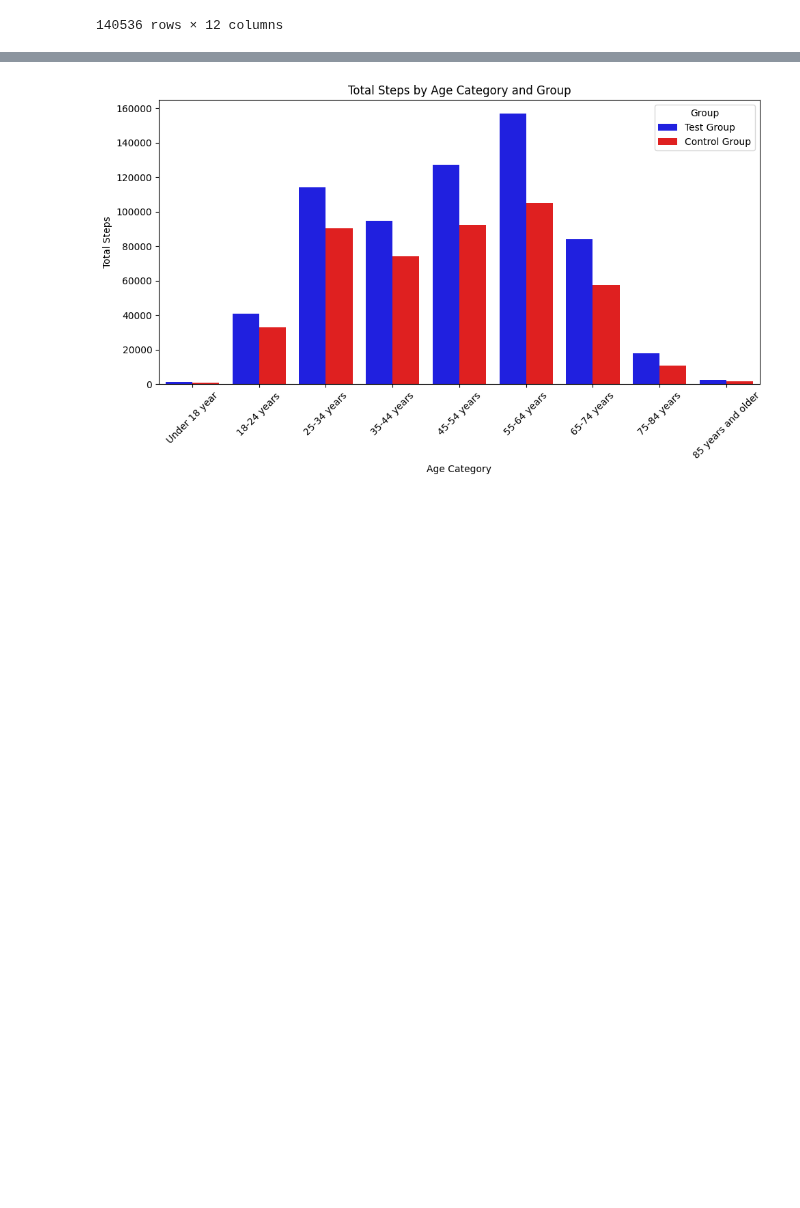
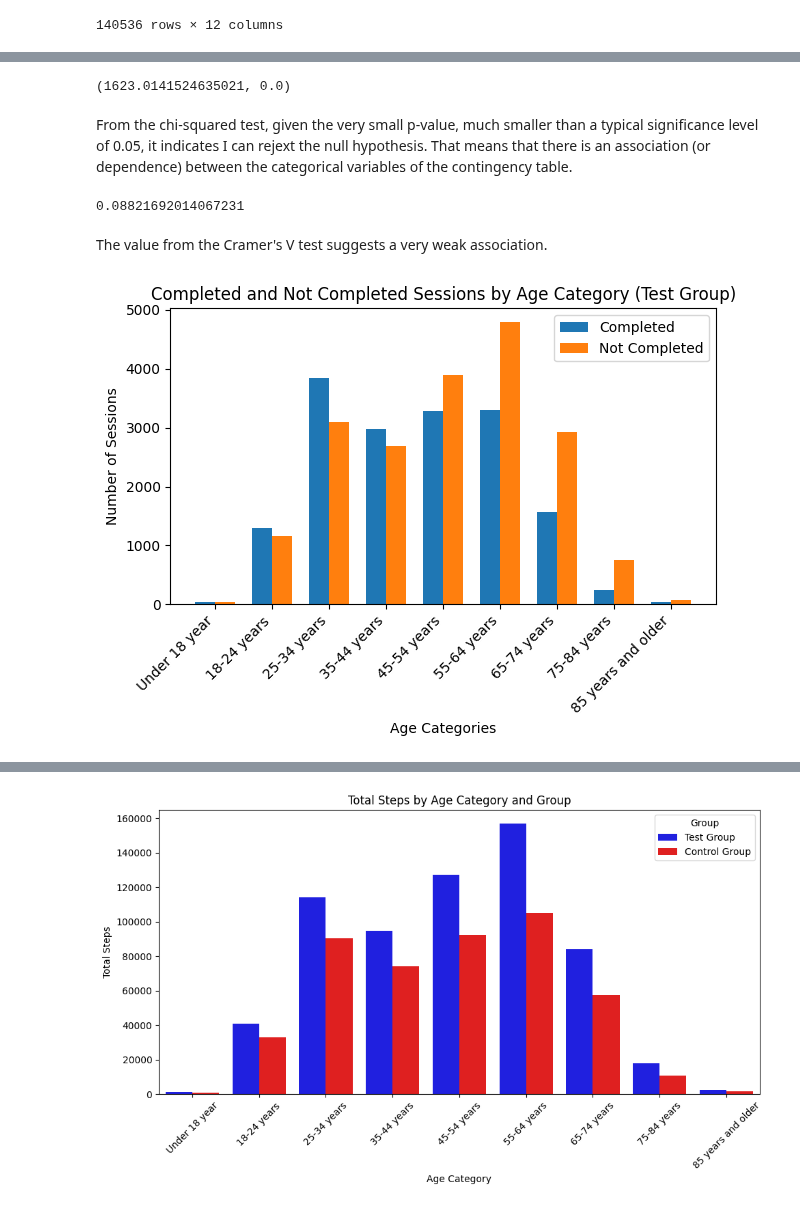
Before and after one commit to dimitsagk/AB_Testing_Analysis, a Jupyter notebook: notebooks/Project_2_02Cleaning+EDA.ipynb, the cells around one changed output, grey strips where cells are left out. Cells and saved outputs as stored; diff of their text form; code cells hidden in the pictures; blank space fills up the shorter version.

Commit message:
Correlation between successful sessions and client age category

```diff
--- a/notebooks/Project_2_02Cleaning+EDA.ipynb
+++ b/notebooks/Project_2_02Cleaning+EDA.ipynb
@@ -1065,0 +987,18 @@ For example, when doing 'df[col].method(value, inplace=True)', try using 'df.met
+# %%
+# keeping the first line of each session to count the total sessions
+test_for_crosstab_ttl_sess = df_test_rslt[df_test_rslt['steps_cnt'] == 1]
+control_for_crosstab_ttl_sess = df_control_rslt[df_control_rslt['steps_cnt'] == 1]
+# %%
+# Grouping test data by age category and calculating the counts of completed and not completed sessions
+crosstab_result = pd.crosstab(test_for_crosstab['clnt_age_category'], columns='test_sess_cnt')
+crosstab_result_temp = pd.crosstab(control_for_crosstab['clnt_age_category'], columns='control_sess_cnt')
+crosstab_result = pd.concat([crosstab_result, crosstab_result_temp], axis=1)
+
+total_sessions_test = pd.crosstab(test_for_crosstab_ttl_sess['clnt_age_category'], columns='total_sessions')
+total_sessions_control = pd.crosstab(control_for_crosstab_ttl_sess['clnt_age_category'], columns='total_sessions')
+
+crosstab_result['test_notconfirmed_sess_cnt'] = total_sessions_test['total_sessions'] - crosstab_result['test_sess_cnt']
+crosstab_result['control_notconfirmed_sess_cnt'] = total_sessions_control['total_sessions'] - crosstab_result['control_sess_cnt']
+
+crosstab_result = crosstab_result[['test_sess_cnt','test_notconfirmed_sess_cnt','control_sess_cnt','control_notconfirmed_sess_cnt']]
+crosstab_result
@@ -1065,0 +1017,57 @@ For example, when doing 'df[col].method(value, inplace=True)', try using 'df.met
+# %%
+# Chi-square test for 'MSZoning' and 'SaleCondition'
+chi2_statistic, chi2_p_value, _, _ = chi2_contingency(crosstab_result)
+chi2_statistic, chi2_p_value
+# %% [output]
+(1623.0141524635021, 0.0)
+# %% [markdown]
+From the chi-squared test, given the very small p-value, much smaller than a typical significance level of 0.05, it indicates I can rejext the null hypothesis. That means that there is an association (or dependence) between the categorical variables of the contingency table.
+# %%
+# Computing the association between variables in 'crosstab_result' using the "cramer" method
+association(crosstab_result, method="cramer")
+# %% [output]
+0.08821692014067231
+# %% [markdown]
+The value from the Cramer's V test suggests a very weak association.
+# %%
+# Selecting only the columns for the test group
+test_group = crosstab_result[['test_sess_cnt', 'test_notconfirmed_sess_cnt']]
+
+# Extracting age categories
+age_categories = test_group.index
+
+# Extracting completed and not completed session counts
+completed_sessions = test_group['test_sess_cnt']
+not_completed_sessions = test_group['test_notconfirmed_sess_cnt']
+
+# Creating the figure and axes
+fig, ax = plt.subplots()
+
+# Width of the bars
+bar_width = 0.35
+
+# Position of bars on x-axis
+x = range(len(age_categories))
+
+# Plotting completed sessions
+completed_bars = ax.bar(x, completed_sessions, width=bar_width, label='Completed')
+
+# Plotting not completed sessions
+not_completed_bars = ax.bar([i + bar_width for i in x], not_completed_sessions, width=bar_width, label='Not Completed')
+
+# Adding labels, title, and legend
+ax.set_xlabel('Age Categories')
+ax.set_ylabel('Number of Sessions')
+ax.set_title('Completed and Not Completed Sessions by Age Category (Test Group)')
+ax.set_xticks([i + bar_width / 2 for i in x])
+ax.set_xticklabels(age_categories)
+ax.legend()
+
+# Rotating x-axis labels for better readability
+plt.xticks(rotation=45, ha='right')
+
+# Show plot
+plt.tight_layout()
+plt.show()
+# %% [output]
+[figure, added]
```
Also changed, not shown: parts of 18 cells of this notebook.
